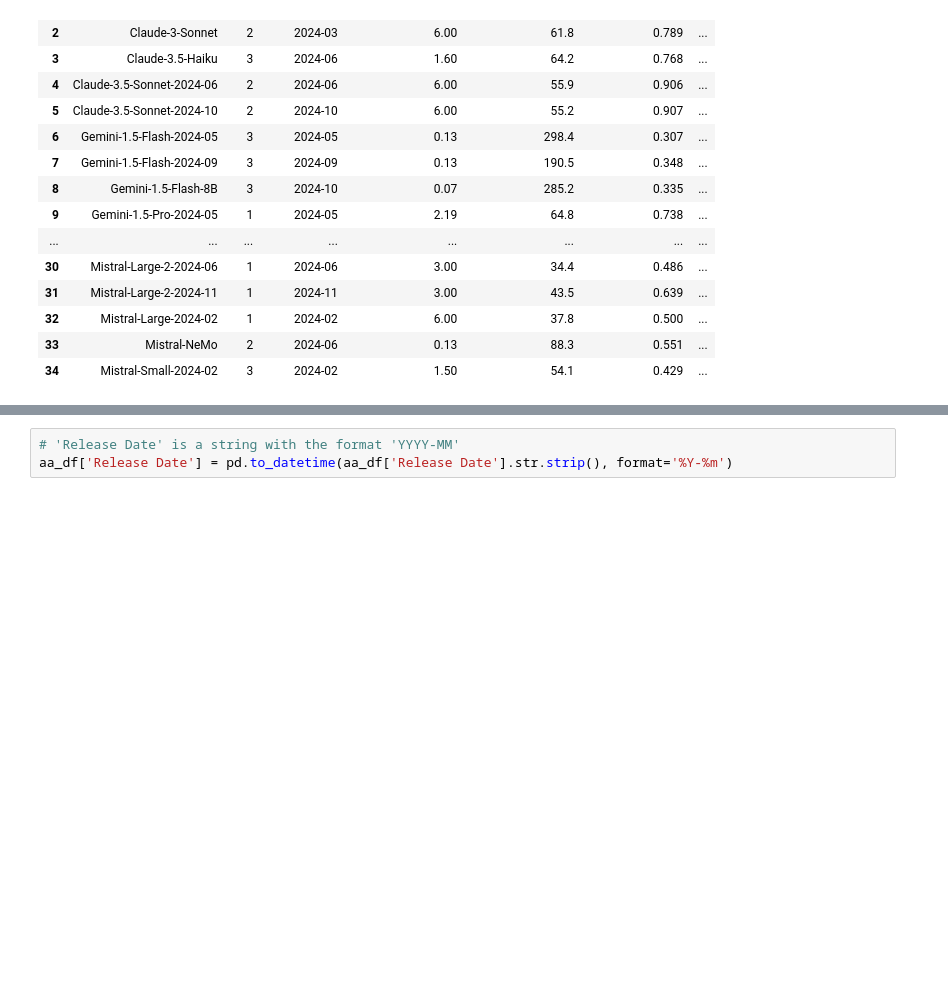
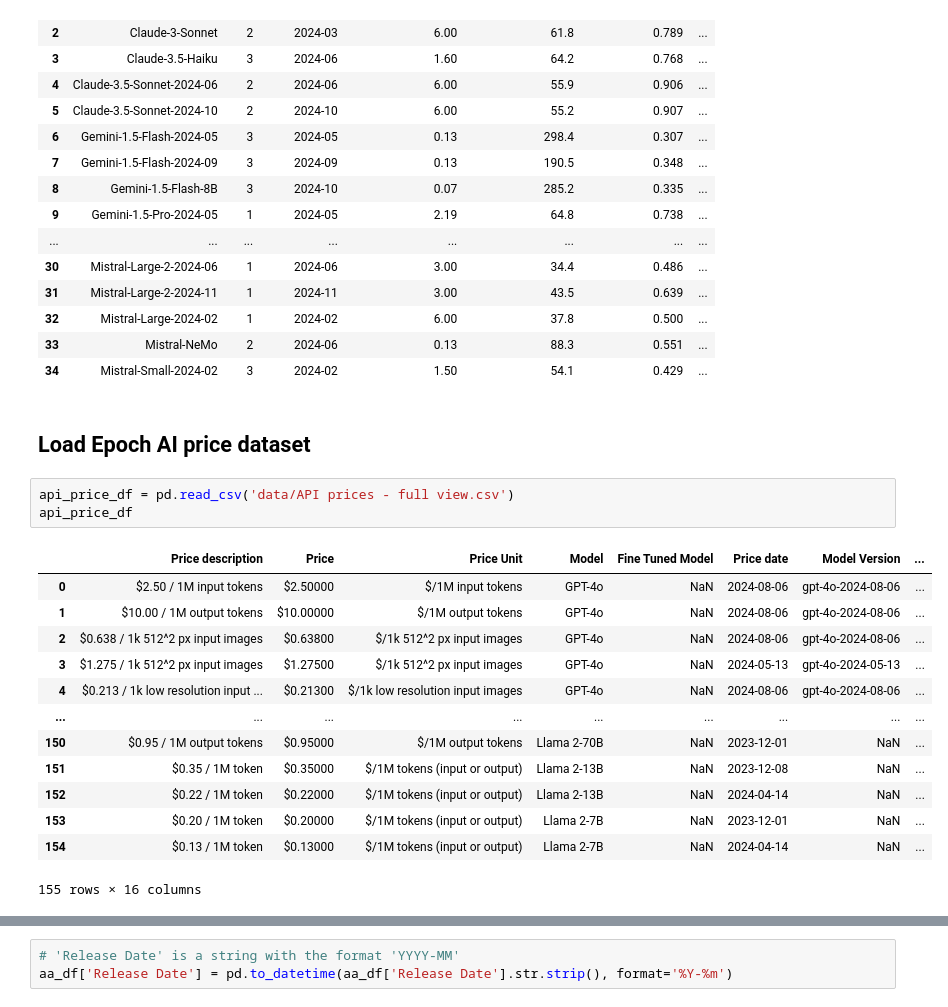
Before and after one commit to epoch-research/llm-benchmark-efficiency, a Jupyter notebook: aa_price_performance.ipynb, the cells around one changed output, grey strips where cells are left out. Cells and saved outputs as stored; diff of their text form; blank space fills up the shorter version.

Commit message:
Update API price data

```diff
--- a/aa_price_performance.ipynb
+++ b/aa_price_performance.ipynb
@@ -41,3 +43,22 @@ aa_df
 | 32 | Mistral-Large-2024-02 | 1 | 2024-02 | 6.00 | 37.8 | 0.500 | ... |
 | 33 | Mistral-NeMo | 2 | 2024-06 | 0.13 | 88.3 | 0.551 | ... |
 | 34 | Mistral-Small-2024-02 | 3 | 2024-02 | 1.50 | 54.1 | 0.429 | ... |
+# %% [markdown]
+## Load Epoch AI price dataset
+# %%
+api_price_df = pd.read_csv('data/API prices - full view.csv')
+api_price_df
+# %% [output]
+|  | Price description | Price | Price Unit | Model | Fine Tuned Model | Price date | Model Version | ... |
+| 0 | $2.50 / 1M input tokens | $2.50000 | $/1M input tokens | GPT-4o | NaN | 2024-08-06 | gpt-4o-2024-08-06 | ... |
+| 1 | $10.00 / 1M output tokens | $10.00000 | $/1M output tokens | GPT-4o | NaN | 2024-08-06 | gpt-4o-2024-08-06 | ... |
+| 2 | $0.638 / 1k 512^2 px input images | $0.63800 | $/1k 512^2 px input images | GPT-4o | NaN | 2024-08-06 | gpt-4o-2024-08-06 | ... |
+| 3 | $1.275 / 1k 512^2 px input images | $1.27500 | $/1k 512^2 px input images | GPT-4o | NaN | 2024-05-13 | gpt-4o-2024-05-13 | ... |
+| 4 | $0.213 / 1k low resolution input ... | $0.21300 | $/1k low resolution input images | GPT-4o | NaN | 2024-08-06 | gpt-4o-2024-08-06 | ... |
+| ... | ... | ... | ... | ... | ... | ... | ... | ... |
+| 150 | $0.95 / 1M output tokens | $0.95000 | $/1M output tokens | Llama 2-70B | NaN | 2023-12-01 | NaN | ... |
+| 151 | $0.35 / 1M token | $0.35000 | $/1M tokens (input or output) | Llama 2-13B | NaN | 2023-12-08 | NaN | ... |
+| 152 | $0.22 / 1M token | $0.22000 | $/1M tokens (input or output) | Llama 2-13B | NaN | 2024-04-14 | NaN | ... |
+| 153 | $0.20 / 1M token | $0.20000 | $/1M tokens (input or output) | Llama 2-7B | NaN | 2023-12-01 | NaN | ... |
+| 154 | $0.13 / 1M token | $0.13000 | $/1M tokens (input or output) | Llama 2-7B | NaN | 2024-04-14 | NaN | ... |
+155 rows × 16 columns
```
Also changed, not shown: parts of 11 cells of this notebook, 2 other files.
